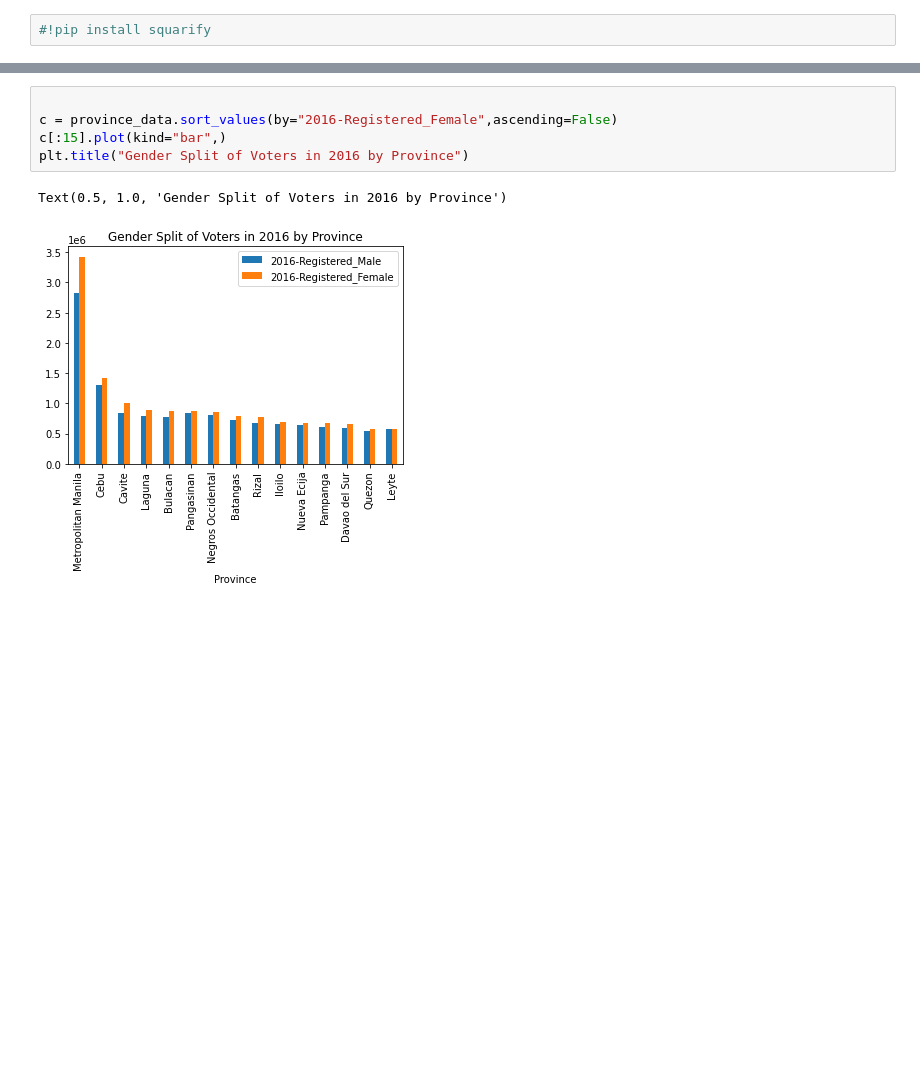
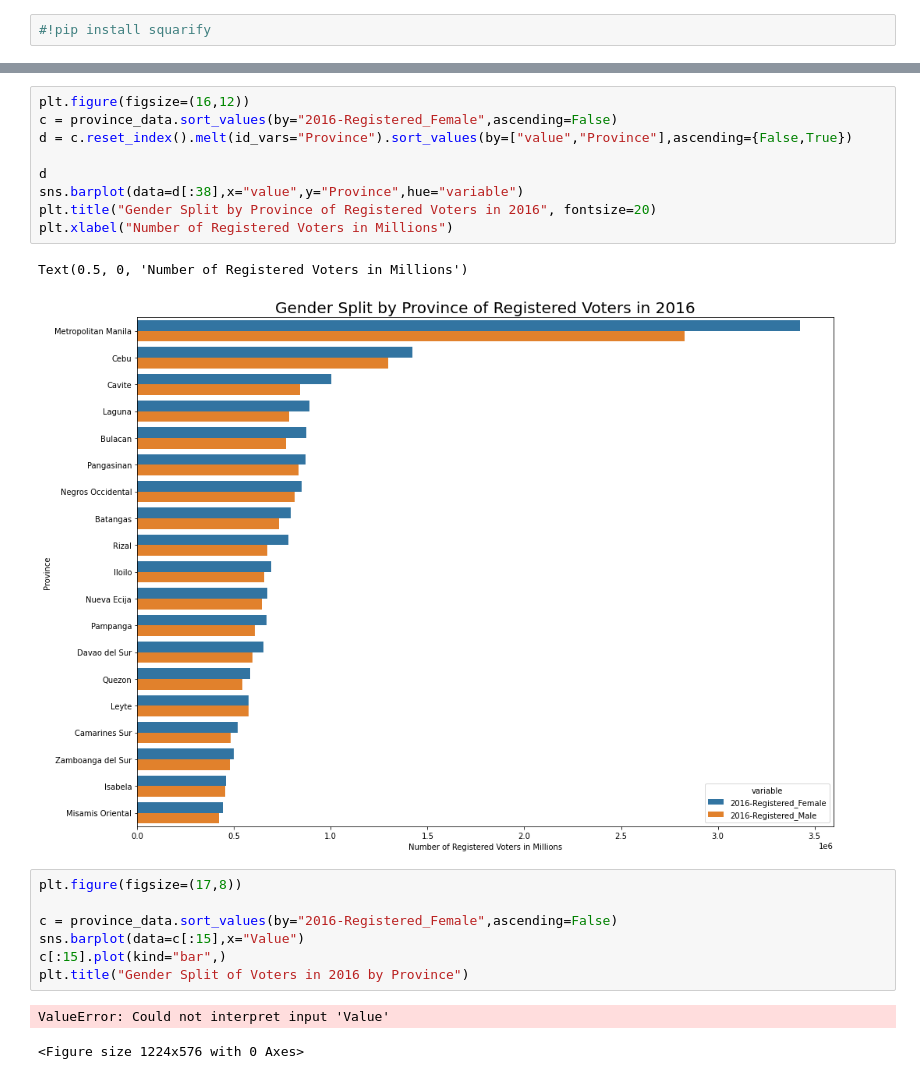
Before and after one commit to nicoataiza/DSFC8-Sprint-1-Group-2, a Jupyter notebook: ATAIZA/Playground.ipynb, the cells around one changed output, grey strips where cells are left out. Saved outputs shown, nothing was run; the diff lists cells and outputs as text; blank space fills up the shorter version.

```diff
--- a/ATAIZA/Playground.ipynb
+++ b/ATAIZA/Playground.ipynb
@@ -162,8 +164,22 @@ plt.show()
+# %%
+plt.figure(figsize=(16,12))
+c = province_data.sort_values(by="2016-Registered_Female",ascending=False)
+d = c.reset_index().melt(id_vars="Province").sort_values(by=["value","Province"],ascending={False,True})
+
+d
+sns.barplot(data=d[:38],x="value",y="Province",hue="variable")
+plt.title("Gender Split by Province of Registered Voters in 2016", fontsize=20)
+plt.xlabel("Number of Registered Voters in Millions")
+# %% [output]
+Text(0.5, 0, 'Number of Registered Voters in Millions')
+[figure, added]
 # %%
+plt.figure(figsize=(17,8))
 
 c = province_data.sort_values(by="2016-Registered_Female",ascending=False)
+sns.barplot(data=c[:15],x="Value")
 c[:15].plot(kind="bar",)
 plt.title("Gender Split of Voters in 2016 by Province")
 # %% [output]
-Text(0.5, 1.0, 'Gender Split of Voters in 2016 by Province')
+ValueError: Could not interpret input 'Value'
-[figure, removed]
+<Figure size 1224x576 with 0 Axes>
```
Also changed, not shown: parts of 2 cells of this notebook.
